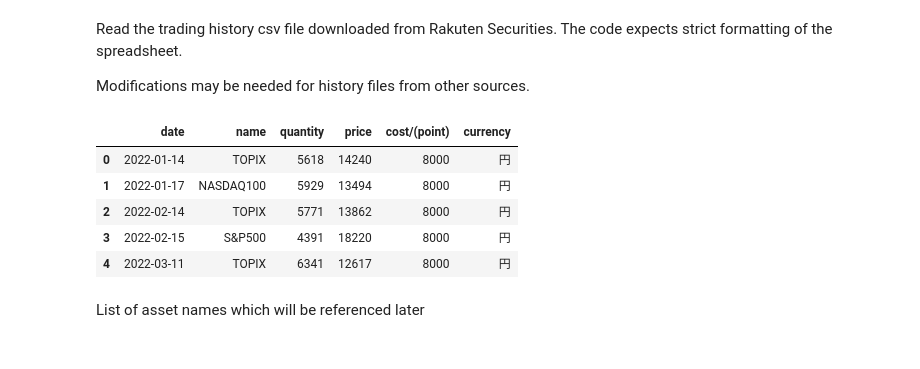
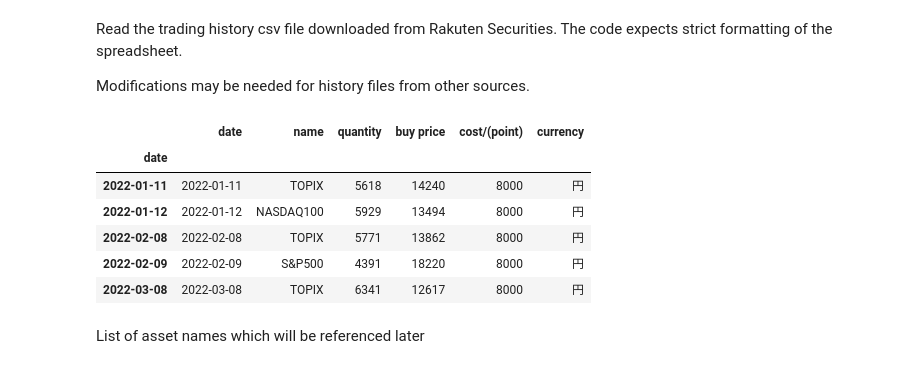
Before and after one commit to theinlinaung2010/portfolio-analysis-rakuten-sec, a Jupyter notebook: evaluation.ipynb, the cells around one changed output. Cells and saved outputs as stored; diff of their text form; code cells hidden in the pictures.

Commit message:
refectored the code to use unified dataframe

```diff
--- a/evaluation.ipynb
+++ b/evaluation.ipynb
@@ -22,38 +19,40 @@ Modifications may be needed for history files from other sources.
 # %%
 fname = 'sample tradehistory (INVST).csv'
 
 # the csv file follows a strict format and uses Shift JIS encoding
 df_trades = pd.read_csv(fname, parse_dates=True, thousands=',', encoding='Shift JIS')
 
 # drop unecessary columns from dataframe and replace Japanese headers with English ones cuz why not
-df_trades.drop(['約定日','分配金','口座','取引','買付方法','経費','為替レート','受付金額[現地通貨]'], axis=1, inplace=True)
-df_trades.rename(columns={'受渡日':'date',
+df_trades.drop(['受渡日','分配金','口座','取引','買付方法','経費','為替レート','受付金額[現地通貨]'], axis=1, inplace=True)
+df_trades.rename(columns={'約定日':'date',
                           'ファンド名':'name',
                           '数量［口］':'quantity',
-                          '単価':'price',
+                          '単価':'buy price',
                           '受渡金額/(ポイント利用)[円]':'cost/(point)',
                           '決済通貨':'currency'},
                           inplace=True)
 
 df_trades['date'] = pd.to_datetime(df_trades['date'])
+df_trades.index = df_trades['date']
 
 # replace asset names with simpler handles
 replace_titles = {'eMAXIS Slim 国内株式(TOPIX)':'TOPIX',
                   'eMAXIS Slim 国内リートインデックス':'Domestic Reit',
                   'eMAXIS Slim 先進国債券インデックス':'Advanced government bond',
                   'eMAXIS Slim 全世界株式(除く日本)':'Global equities (excluding Japan)',
                   'eMAXIS Slim 米国株式(S&P500)':'S&P500',
                   'eMAXIS NASDAQ100インデックス':'NASDAQ100'}
 
 df_trades.replace(replace_titles,inplace=True)
 df_trades.head()
 # %% [output]
-|  | date | name | quantity | price | cost/(point) | currency |
-| 0 | 2022-01-14 | TOPIX | 5618 | 14240 | 8000 | 円 |
-| 1 | 2022-01-17 | NASDAQ100 | 5929 | 13494 | 8000 | 円 |
-| 2 | 2022-02-14 | TOPIX | 5771 | 13862 | 8000 | 円 |
-| 3 | 2022-02-15 | S&P500 | 4391 | 18220 | 8000 | 円 |
-| 4 | 2022-03-11 | TOPIX | 6341 | 12617 | 8000 | 円 |
+|  | date | name | quantity | buy price | cost/(point) | currency |
+| date |  |  |  |  |  |  |
+| 2022-01-11 | 2022-01-11 | TOPIX | 5618 | 14240 | 8000 | 円 |
+| 2022-01-12 | 2022-01-12 | NASDAQ100 | 5929 | 13494 | 8000 | 円 |
+| 2022-02-08 | 2022-02-08 | TOPIX | 5771 | 13862 | 8000 | 円 |
+| 2022-02-09 | 2022-02-09 | S&P500 | 4391 | 18220 | 8000 | 円 |
+| 2022-03-08 | 2022-03-08 | TOPIX | 6341 | 12617 | 8000 | 円 |
 # %% [markdown]
 List of asset names which will be referenced later
 # %%
```
Also changed, not shown: parts of 12 cells of this notebook, 2 other files.
